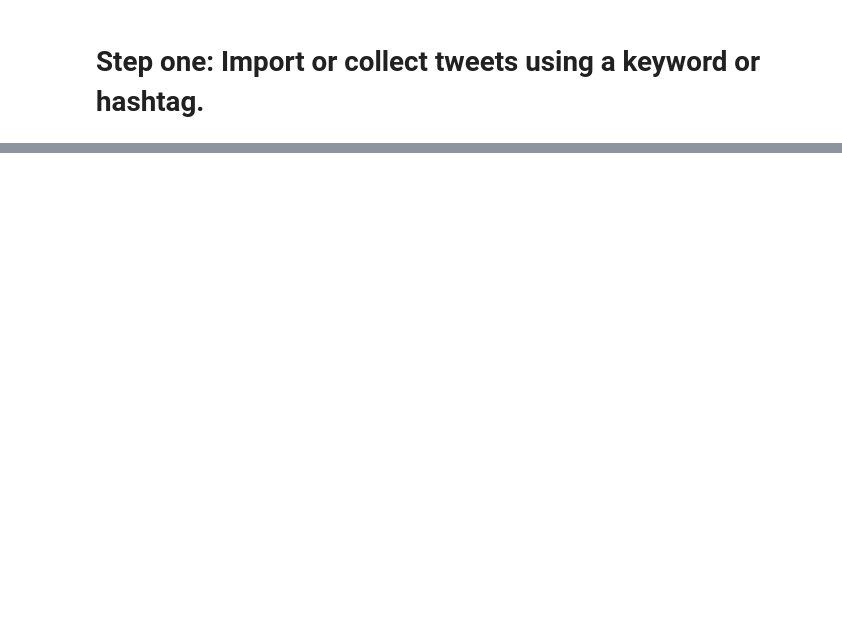
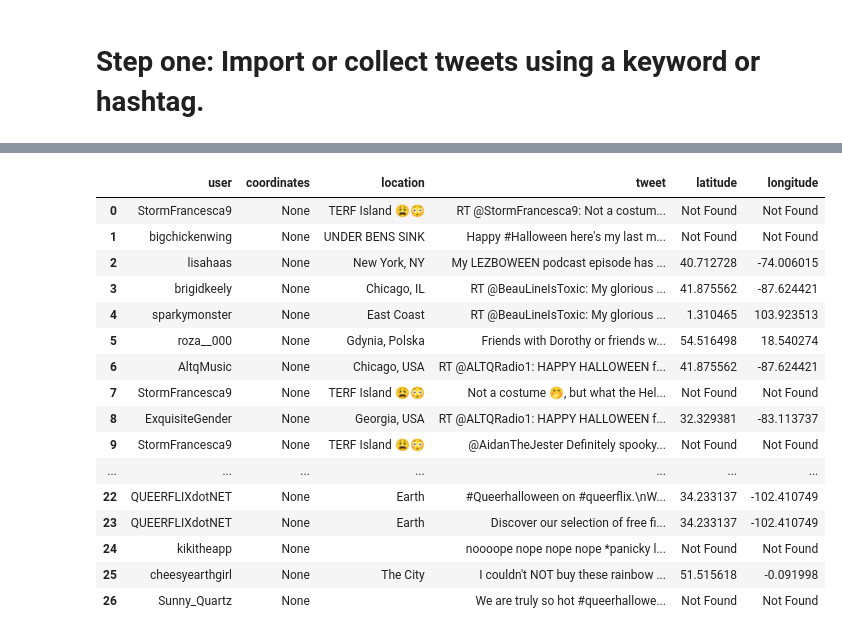
Before and after one commit to smargarink/DesignDev, a Jupyter notebook: exercises/exerciseten.ipynb, the cells around one changed output, grey strips where cells are left out. Drawn from its saved outputs; the diff is of its cells as text; code cells hidden in the pictures; blank space fills up the shorter version.

```diff
--- a/exercises/exerciseten.ipynb
+++ b/exercises/exerciseten.ipynb
@@ -23,0 +40,9 @@ KeyError: 'FCcQPRTvuOCXXnpMWUJs1RNRK'
+# %%
+import pandas as pd
+
+search_words = "#QUEERhalloween"
+date_since = "2021-10-01"
+tweets = tweepy.Cursor(api.search_tweets,
+              q=search_words, lang="en").items(300)
+
+tweets_sorted = [[tweet.user.screen_name, tweet.geo, tweet.user.location, tweet.text] for tweet in tweets]
@@ -23,0 +94,37 @@ KeyError: 'FCcQPRTvuOCXXnpMWUJs1RNRK'
+# %%
+
+from geopy.geocoders import Nominatim
+from geopy.extra.rate_limiter import RateLimiter
+
+geolocator = Nominatim(user_agent='twitter-analysis-client')
+limited = RateLimiter(geolocator.geocode, min_delay_seconds=1)
+
+def find_location(row):
+    place = row['location']
+    location = limited(place)
+
+    if location != None:
+        return location.latitude, location.longitude
+    else:
+        return "Not Found", "Not Found"
+
+tdf[['latitude','longitude']] = tdf.apply(find_location, axis="columns", result_type="expand")
+tdf
+# %% [output]
+|  | user | coordinates | location | tweet | latitude | longitude |
+| 0 | StormFrancesca9 | None | TERF Island 😩😳 | RT @StormFrancesca9: Not a costum... | Not Found | Not Found |
+| 1 | bigchickenwing | None | UNDER BENS SINK | Happy #Halloween here's my last m... | Not Found | Not Found |
+| 2 | lisahaas | None | New York, NY | My LEZBOWEEN podcast episode has ... | 40.712728 | -74.006015 |
+| 3 | brigidkeely | None | Chicago, IL | RT @BeauLineIsToxic: My glorious ... | 41.875562 | -87.624421 |
+| 4 | sparkymonster | None | East Coast | RT @BeauLineIsToxic: My glorious ... | 1.310465 | 103.923513 |
+| 5 | roza__000 | None | Gdynia, Polska | Friends with Dorothy or friends w... | 54.516498 | 18.540274 |
+| 6 | AltqMusic | None | Chicago, USA | RT @ALTQRadio1: HAPPY HALLOWEEN f... | 41.875562 | -87.624421 |
+| 7 | StormFrancesca9 | None | TERF Island 😩😳 | Not a costume 🤭, but what the Hel... | Not Found | Not Found |
+| 8 | ExquisiteGender | None | Georgia, USA | RT @ALTQRadio1: HAPPY HALLOWEEN f... | 32.329381 | -83.113737 |
+| 9 | StormFrancesca9 | None | TERF Island 😩😳 | @AidanTheJester Definitely spooky... | Not Found | Not Found |
+| ... | ... | ... | ... | ... | ... | ... |
+| 22 | QUEERFLIXdotNET | None | Earth | #Queerhalloween on #queerflix.\nW... | 34.233137 | -102.410749 |
+| 23 | QUEERFLIXdotNET | None | Earth | Discover our selection of free fi... | 34.233137 | -102.410749 |
+| 24 | kikitheapp | None |  | noooope nope nope nope *panicky l... | Not Found | Not Found |
+| 25 | cheesyearthgirl | None | The City | I couldn't NOT buy these rainbow ... | 51.515618 | -0.091998 |
+| 26 | Sunny_Quartz | None |  | We are truly so hot #queerhallowe... | Not Found | Not Found |
```
Also changed, not shown: parts of 11 cells of this notebook.
